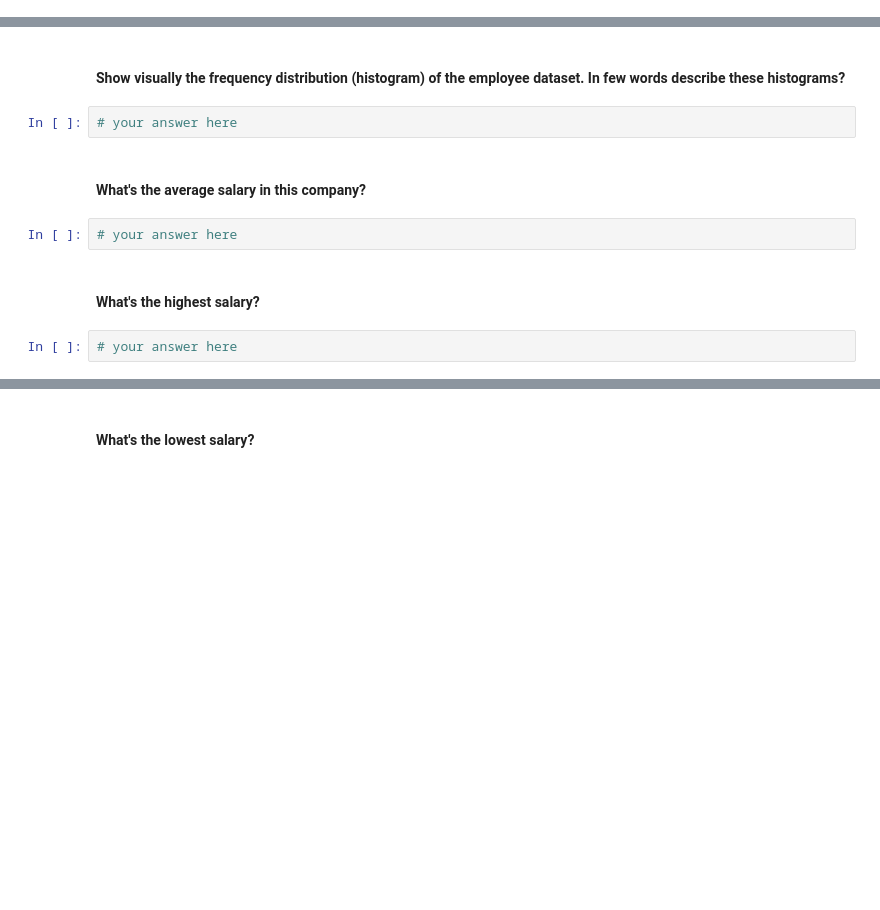
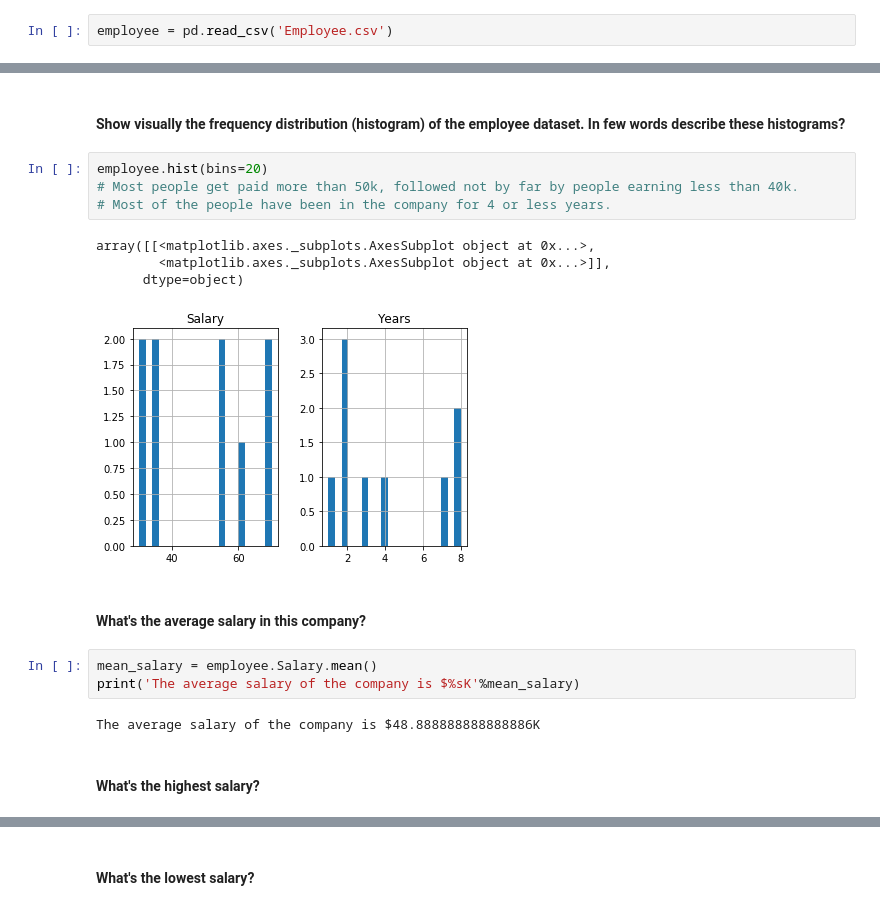
Before and after one commit to ta-datapt-bcn/lab-subsetting-and-descriptive-stats, a Jupyter notebook: your-code/main.ipynb, the cells around one changed output, grey strips where cells are left out. Saved outputs shown, nothing was run; the diff lists cells and outputs as text; blank space fills up the shorter version.

```diff
--- a/your-code/main.ipynb
+++ b/your-code/main.ipynb
@@ -63,2 +126,4 @@
+# %%
+employee = pd.read_csv('Employee.csv')
 # %% [markdown]
 #### Explore the data types of the Temp dataframe. Comment your results
@@ -67,12 +159,20 @@
 # %% [markdown]
 #### Show visually the frequency distribution (histogram) of the employee dataset. In few words describe these histograms?
-# %%
-# your answer here
+# %%
+employee.hist(bins=20)
+# Most people get paid more than 50k, followed not by far by people earning less than 40k.
+# Most of the people have been in the company for 4 or less years.
+# %% [output]
+array([[<matplotlib.axes._subplots.AxesSubplot object at 0x...>,
+        <matplotlib.axes._subplots.AxesSubplot object at 0x...>]],
+      dtype=object)
+[figure, added]
 # %% [markdown]
 #### What's the average salary in this company?
-# %%
-# your answer here
+# %%
+mean_salary = employee.Salary.mean()
+print('The average salary of the company is $%sK'%mean_salary)
+# %% [output]
+The average salary of the company is $48.888888888888886K
 # %% [markdown]
 #### What's the highest salary?
-# %%
-# your answer here
```
Also changed, not shown: parts of 94 cells of this notebook.
